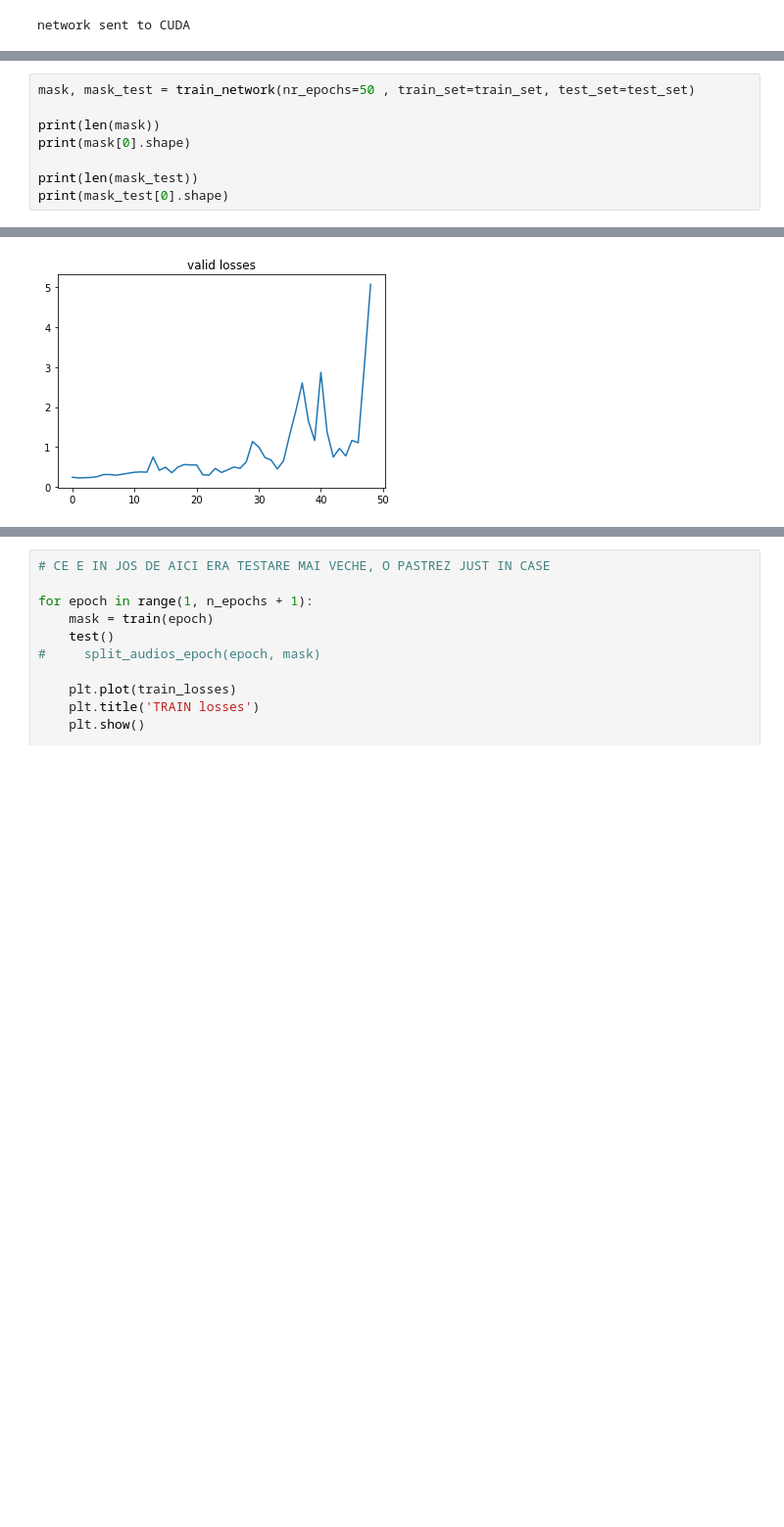
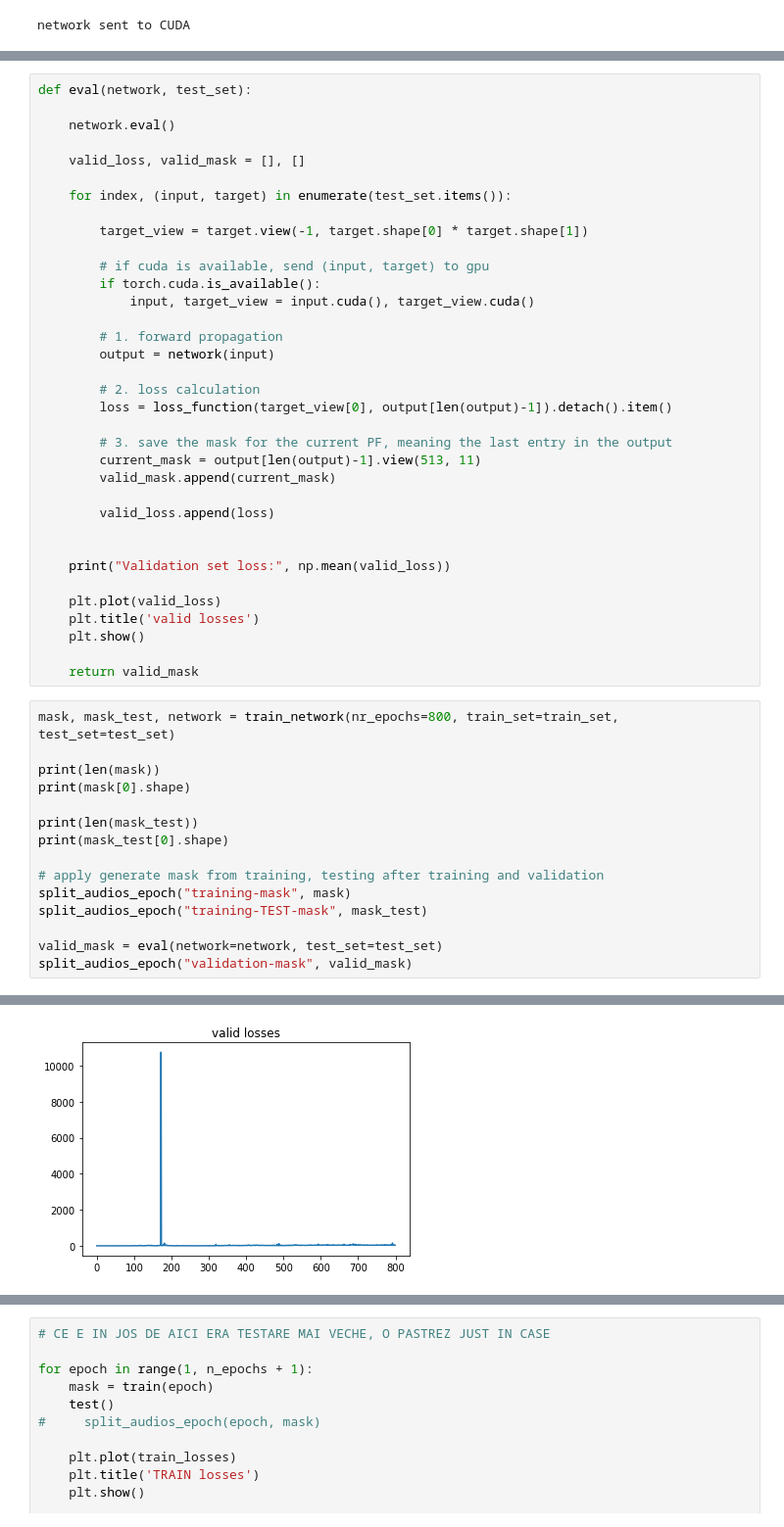
Before and after one commit to DianaPredoiu/sound-source-separation, a Jupyter notebook: sound-source-separation-network.ipynb, the cells around one changed output, grey strips where cells are left out. Shown: that part at 98% size. Saved outputs shown, nothing was run; the diff lists cells and outputs as text; blank space fills up the shorter version.

```diff
--- a/sound-source-separation-network.ipynb
+++ b/sound-source-separation-network.ipynb
@@ -299,11 +352,53 @@ def train_network(nr_epochs, train_set, test_set):
+# %%
+def eval(network, test_set):
+
+    network.eval()
+
+    valid_loss, valid_mask = [], []
+
+    for index, (input, target) in enumerate(test_set.items()):
+
+        target_view = target.view(-1, target.shape[0] * target.shape[1])
+
+        # if cuda is available, send (input, target) to gpu
+        if torch.cuda.is_available():
+            input, target_view = input.cuda(), target_view.cuda()
+
+        # 1. forward propagation
+        output = network(input)
+
+        # 2. loss calculation
+        loss = loss_function(target_view[0], output[len(output)-1]).detach().item()
+
+        # 3. save the mask for the current PF, meaning the last entry in the output
+        current_mask = output[len(output)-1].view(513, 11)
+        valid_mask.append(current_mask)
+
+        valid_loss.append(loss)
+
+
+    print("Validation set loss:", np.mean(valid_loss))
+
+    plt.plot(valid_loss)
+    plt.title('valid losses')
+    plt.show()
+
+    return valid_mask
 # %%
-mask, mask_test = train_network(nr_epochs=50 , train_set=train_set, test_set=test_set)
+mask, mask_test, network = train_network(nr_epochs=800, train_set=train_set, test_set=test_set)
 
 print(len(mask))
 print(mask[0].shape)
 
 print(len(mask_test))
 print(mask_test[0].shape)
+
+# apply generate mask from training, testing after training and validation
+split_audios_epoch("training-mask", mask)
+split_audios_epoch("training-TEST-mask", mask_test)
+
+valid_mask = eval(network=network, test_set=test_set)
+split_audios_epoch("validation-mask", valid_mask)
 # %% [output]
 --------------------------------------Epoch 1 ------------------------------
 
@@ -326,4 +421,4 @@ Valid Loss:  5.07331905525491
-[figure, old version]
+[figure, new version]
 993
 torch.Size([513, 11])
 993
```
Also changed, not shown: parts of 8 cells of this notebook.
